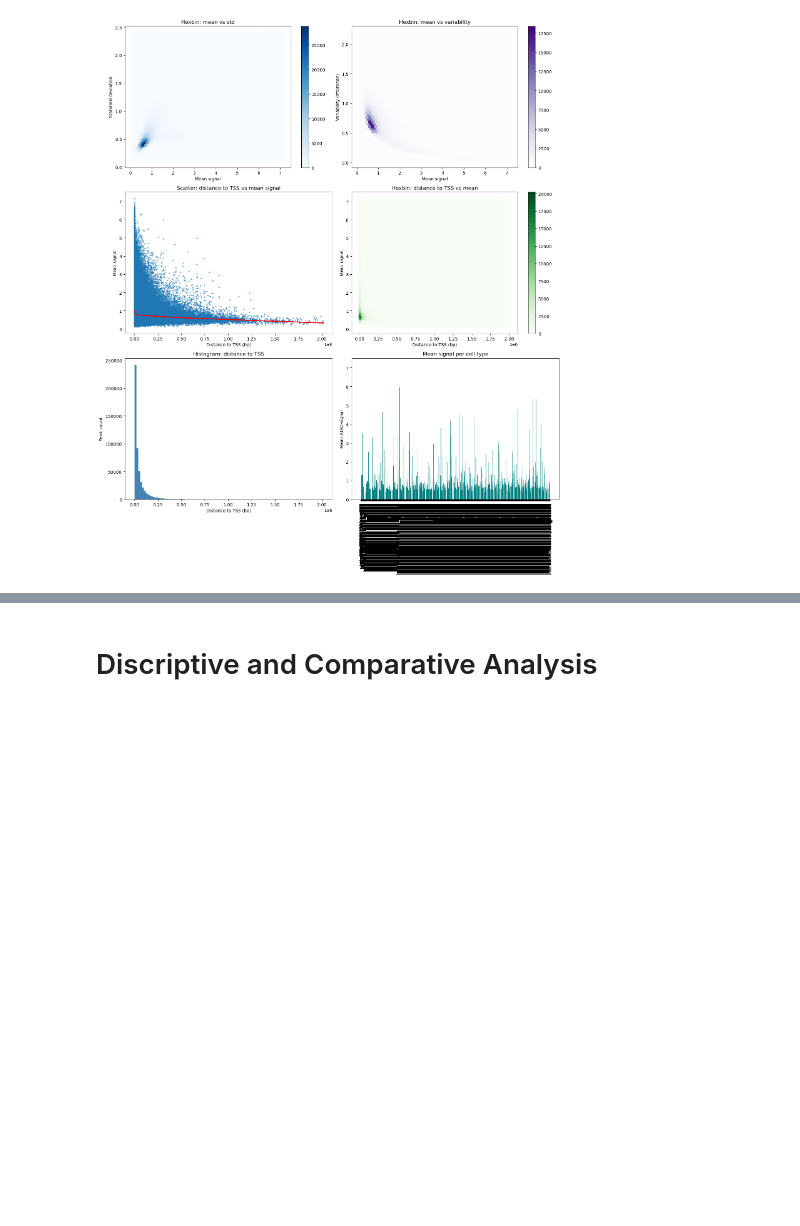
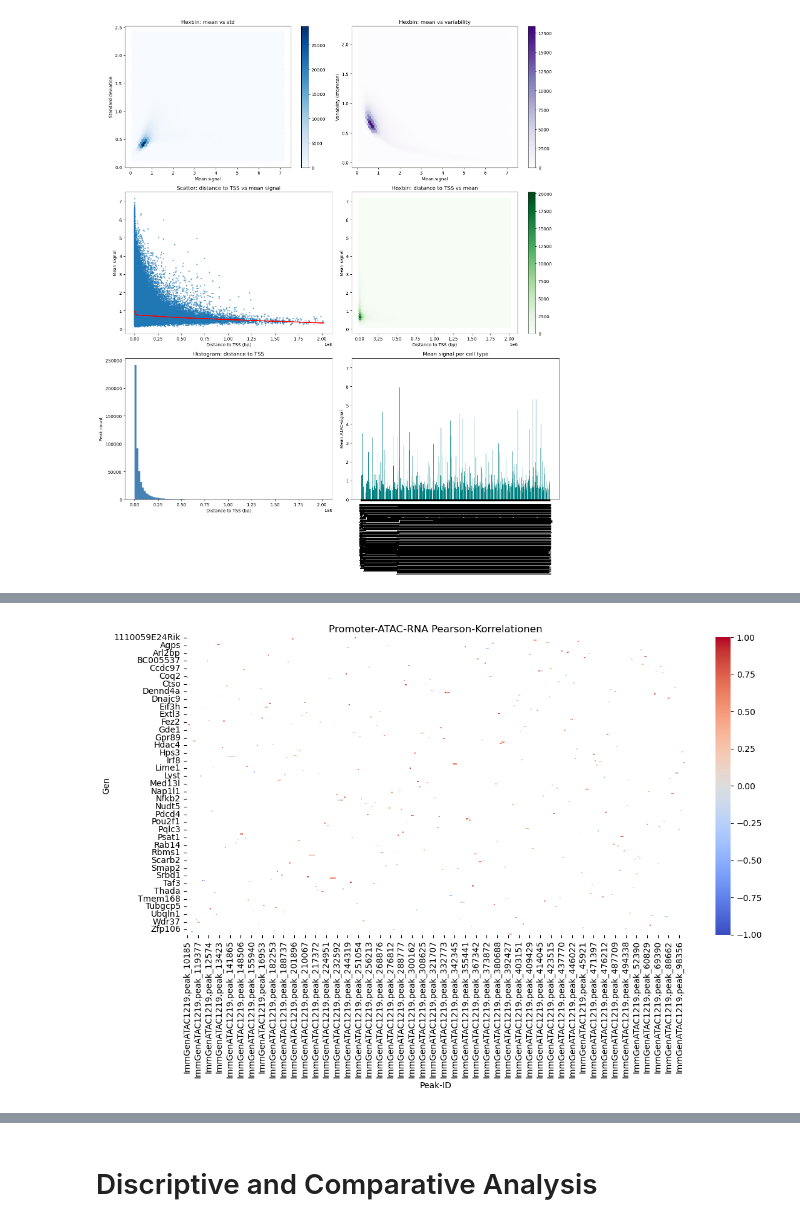
Before and after one commit to Topic2-Gene-Regulation-Immune-Cells/abT-gdT-cells-Team3, a Jupyter notebook: Immune_Cells_abgdT_GeneReg copy.ipynb, the cells around one changed output, grey strips where cells are left out. Cells and saved outputs as stored; diff of their text form; code cells hidden in the pictures; blank space fills up the shorter version.

```diff
--- a/Immune_Cells_abgdT_GeneReg copy.ipynb
+++ b/Immune_Cells_abgdT_GeneReg copy.ipynb
@@ -226,3 +228,5 @@ ATAC_dis['TSS_bin'] = ATAC_dis['TSS_bin'].fillna('distal enhancer')
+# %%
+ATAC_dis = pd.read_csv("ATAC_dis_annotated.csv", header=0, index_col=0)
 # %%
 print(len(ATAC_dis.index))
 print(len(ATACtest))
@@ -543,0 +535,4 @@ display(ATAC_dis.head())
+# %%
+ATAC_100kb = ATAC_dis[ATAC_dis['genes.within.100Kb'].notna()]
+ATAC_T = data['ATAC_seq_T']
+ATAC_top = data['top2500std']
@@ -543,0 +557,23 @@ display(ATAC_dis.head())
+# %%
+def correlate_promoter_atac_rna(ATAC, RNA, ATAC_scores):
+    # Nur gemeinsame Cell-Typ-Namen verwenden!
+    gemeinsame_celltypen = [col for col in ATAC_scores.columns if col in RNA.columns]
+    print(f"Gemeinsame Celltypen ({len(gemeinsame_celltypen)}):", gemeinsame_celltypen)
+
+    promoter_peaks = ATAC[ATAC['distance_to_TSS'] <= 2000].copy()
+    promoter_peaks['main_gene'] = promoter_peaks['nearest_gene']
+    results = []
+    for idx, row in promoter_peaks.iterrows():
+        gene = row['main_gene']
+        if gene in RNA.index:
+            atac_vec = row[gemeinsame_celltypen].values.astype(float)
+            rna_vec = RNA.loc[gene, gemeinsame_celltypen].values.astype(float)
+            if not (np.isnan(atac_vec).any() or np.isnan(rna_vec).any()):
+                r, p = scipy.stats.pearsonr(atac_vec, rna_vec)
+                results.append({'peak_id': idx, 'gene': gene, 'r': r, 'p': p})
+    print(f"Anzahl berechnete Korrelationen: {len(results)}")
+    return pd.DataFrame(results)
+# %%
+cor_df = correlate_promoter_atac_rna(ATAC_dis[ATAC_dis.index.isin(ATAC_top)], RNA, ATAC_scores)
+print(cor_df.columns)
+print(cor_df['peak_id'])
@@ -543,0 +624,12 @@ display(ATAC_dis.head())
+# %%
+heatmap_df = cor_df.pivot(index='gene', columns='peak_id', values='r')
+
+plt.figure(figsize=(12, 8))
+sns.heatmap(heatmap_df, cmap='coolwarm', center=0, vmin=-1, vmax=1)
+plt.title('Promoter-ATAC-RNA Pearson-Korrelationen')
+plt.xlabel('Peak-ID')
+plt.ylabel('Gen')
+plt.tight_layout()
+plt.show()
+# %% [output]
+[figure, added]
```
Also changed, not shown: parts of 9 cells of this notebook, 1 other file.
